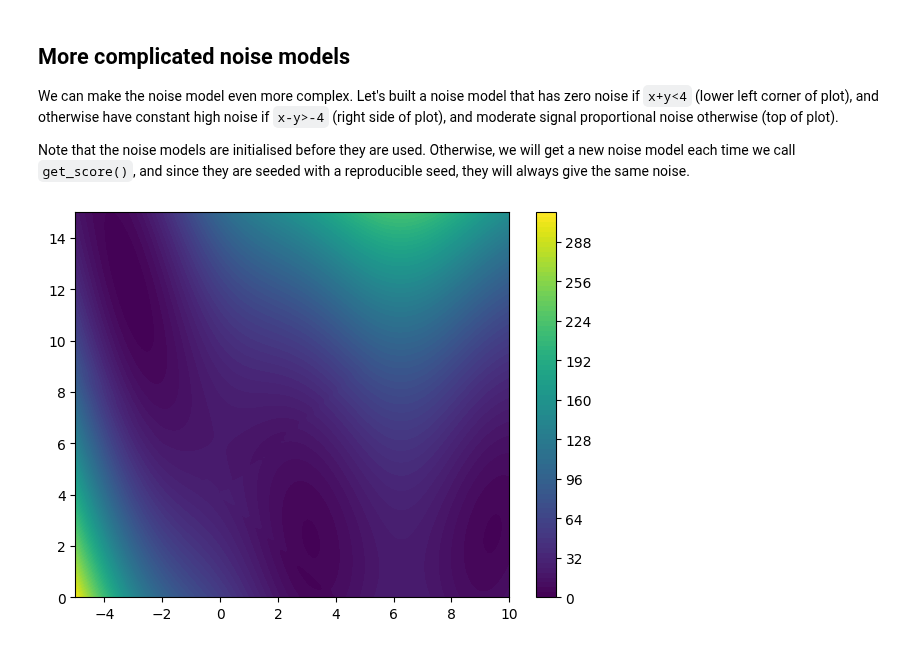
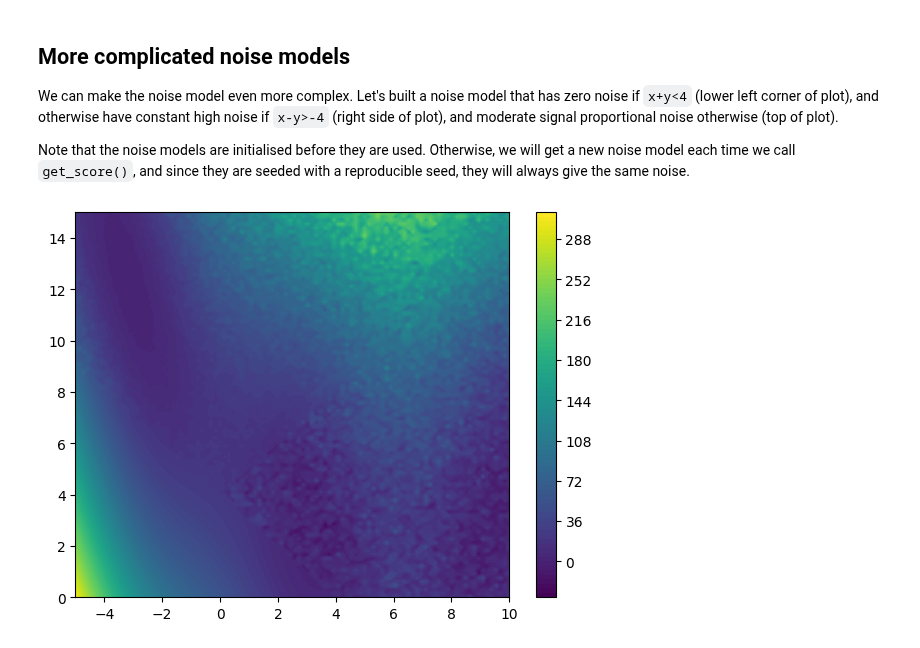
Before and after one commit to novonordisk-research/ProcessOptimizer, a Jupyter notebook: examples/Model systems.ipynb, the cells around one changed output. Saved outputs shown, nothing was run; the diff lists cells and outputs as text; code cells hidden in the pictures.

```diff
--- a/examples/Model systems.ipynb
+++ b/examples/Model systems.ipynb
@@ -92,30 +92,26 @@ a new noise model each time we call `get_score()`, and since they are seeded wit
 will always give the same noise.
 # %%
 from ProcessOptimizer.model_systems import DataDependentNoise, parse_noise_model
-
-zero_noise_model = parse_noise_model("zero")
-constant_noise_model = parse_noise_model("constant", noise_size=10)
-proportional_noise_model = parse_noise_model("proportional", noise_size=0.1)
 
 # Making the complex noise function
 def complex_noise_function(X):
     if X[0]+X[1]<4:
         return parse_noise_model("zero")
     elif X[0]-X[1]>-4:
         return parse_noise_model("constant", noise_size=10)
     else:
         return parse_noise_model("proportional", noise_size=0.1)
 
 # Add the complex noise model to the model system
 branin_hoo.set_noise_model(DataDependentNoise(noise_function=complex_noise_function))
 
 # Calculating the score at each point with the new noise model
 zz = np.array([branin_hoo.get_score([x, y]) for x, y in zip(xx.flatten(), yy.flatten())]).reshape(xx.shape)
 
 # Plotting the score with the new noise model
 plt.figure(figsize=(7,5))
 plt.contourf(xx, yy, zz, 100)
 plt.colorbar()
 plt.show()
 # %% [output]
-[figure, old version]
+[figure, new version]
```
Also changed, not shown: parts of 3 cells of this notebook.
